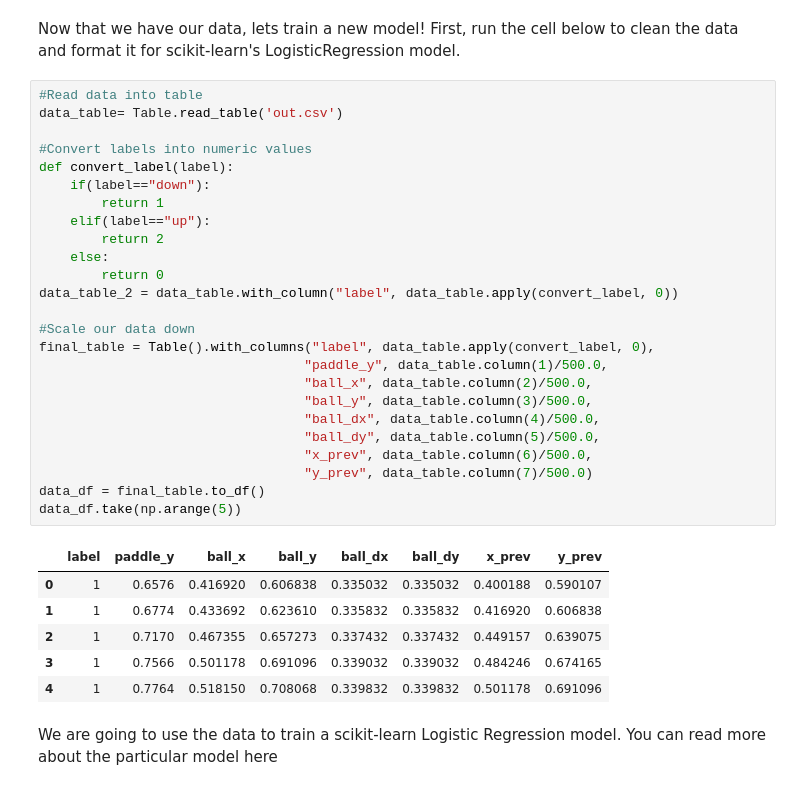
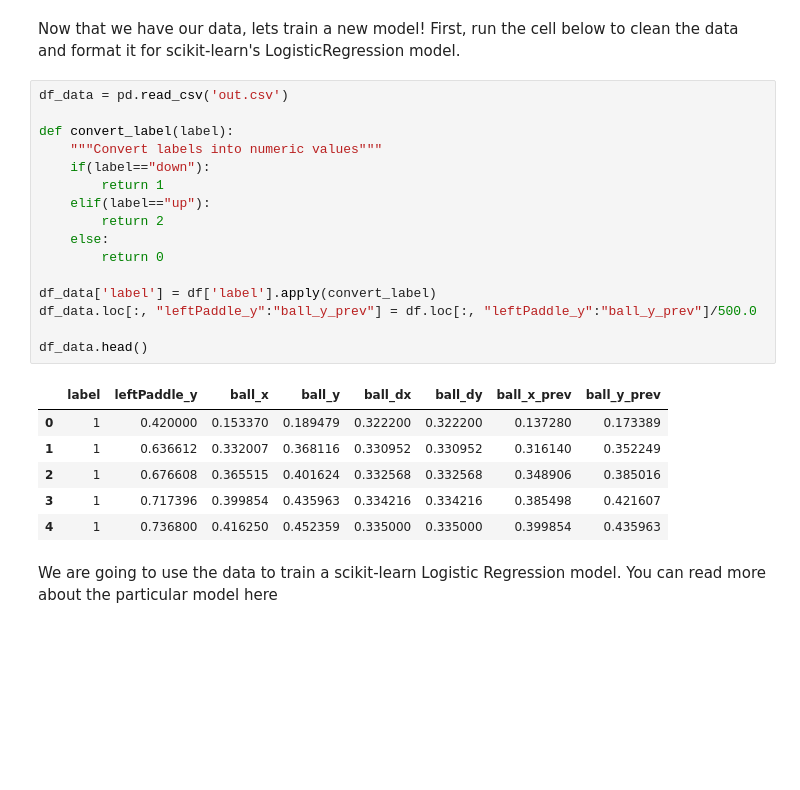
Before and after one commit to ucbrise/clipper-tutorials, a Jupyter notebook: Strata_Tutorial_Part_3.ipynb, the cells around one changed output. Drawn from its saved outputs; the diff is of its cells as text; blank space fills up the shorter version.

```diff
--- a/Strata_Tutorial_Part_3.ipynb
+++ b/Strata_Tutorial_Part_3.ipynb
@@ -100,38 +104,29 @@ Go to http://localhost:3000/pong/ and press 2. Find someone next to you and play
 <b>Part to collect data into a output.csv --> currently doing this in really hacky way to just get it to work, but trying to figure out better solution</b>
 # %% [markdown]
 Now that we have our data, lets train a new model! First, run the cell below to clean the data and format it for scikit-learn's LogisticRegression model.
-# %%
-#Read data into table
-data_table= Table.read_table('out.csv')
-
-#Convert labels into numeric values
-def convert_label(label):
-    if(label=="down"):
-        return 1
-    elif(label=="up"):
-        return 2
-    else:
-        return 0
-data_table_2 = data_table.with_column("label", data_table.apply(convert_label, 0))
-
-#Scale our data down
-final_table = Table().with_columns("label", data_table.apply(convert_label, 0),
-                                  "paddle_y", data_table.column(1)/500.0,
-                                  "ball_x", data_table.column(2)/500.0,
-                                  "ball_y", data_table.column(3)/500.0,
-                                  "ball_dx", data_table.column(4)/500.0,
-                                  "ball_dy", data_table.column(5)/500.0,
-                                  "x_prev", data_table.column(6)/500.0,
-                                  "y_prev", data_table.column(7)/500.0)
-data_df = final_table.to_df()
-data_df.take(np.arange(5))
-# %% [output]
-|  | label | paddle_y | ball_x | ball_y | ball_dx | ball_dy | x_prev | y_prev |
-| 0 | 1 | 0.6576 | 0.416920 | 0.606838 | 0.335032 | 0.335032 | 0.400188 | 0.590107 |
-| 1 | 1 | 0.6774 | 0.433692 | 0.623610 | 0.335832 | 0.335832 | 0.416920 | 0.606838 |
-| 2 | 1 | 0.7170 | 0.467355 | 0.657273 | 0.337432 | 0.337432 | 0.449157 | 0.639075 |
-| 3 | 1 | 0.7566 | 0.501178 | 0.691096 | 0.339032 | 0.339032 | 0.484246 | 0.674165 |
-| 4 | 1 | 0.7764 | 0.518150 | 0.708068 | 0.339832 | 0.339832 | 0.501178 | 0.691096 |
+# %%
+df_data = pd.read_csv('out.csv')
+
+def convert_label(label):
+    """Convert labels into numeric values"""
+    if(label=="down"):
+        return 1
+    elif(label=="up"):
+        return 2
+    else:
+        return 0
+
+df_data['label'] = df['label'].apply(convert_label)
+df_data.loc[:, "leftPaddle_y":"ball_y_prev"] = df.loc[:, "leftPaddle_y":"ball_y_prev"]/500.0
+
+df_data.head()
+# %% [output]
+|  | label | leftPaddle_y | ball_x | ball_y | ball_dx | ball_dy | ball_x_prev | ball_y_prev |
+| 0 | 1 | 0.420000 | 0.153370 | 0.189479 | 0.322200 | 0.322200 | 0.137280 | 0.173389 |
+| 1 | 1 | 0.636612 | 0.332007 | 0.368116 | 0.330952 | 0.330952 | 0.316140 | 0.352249 |
+| 2 | 1 | 0.676608 | 0.365515 | 0.401624 | 0.332568 | 0.332568 | 0.348906 | 0.385016 |
+| 3 | 1 | 0.717396 | 0.399854 | 0.435963 | 0.334216 | 0.334216 | 0.385498 | 0.421607 |
+| 4 | 1 | 0.736800 | 0.416250 | 0.452359 | 0.335000 | 0.335000 | 0.399854 | 0.435963 |
 # %% [markdown]
 We are going to use the data to train a scikit-learn Logistic Regression model. You can read more about the particular model <a url="http://scikit-learn.org/stable/modules/generated/sklearn.linear_model.LogisticRegression.html">here</a>
 # %%
```
Also changed, not shown: parts of 11 cells of this notebook, 3 other files.
